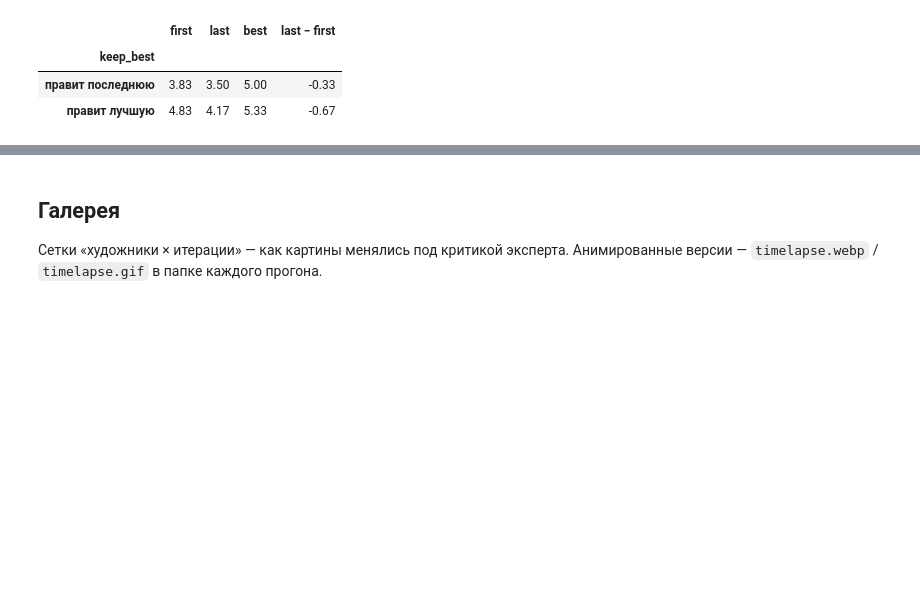
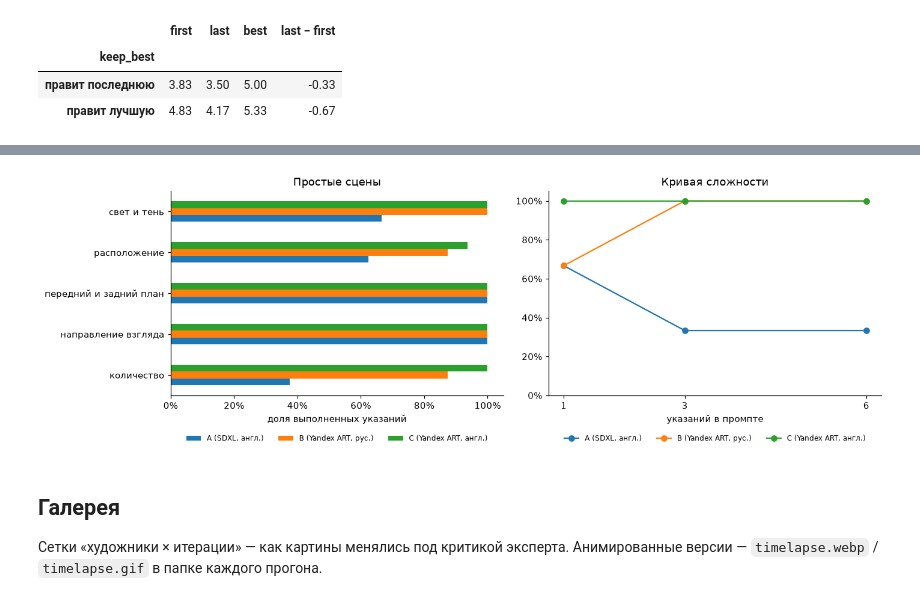
Before and after one commit to MaksHarunzhin/Agent-Artist, a Jupyter notebook: Agent_Artist.ipynb, the cells around one changed output, grey strips where cells are left out. Cells and saved outputs as stored; diff of their text form; code cells hidden in the pictures; blank space fills up the shorter version.

Commit message:
Ноутбук: раздел про управляемость генераторов
Простые сцены по типам указаний и кривая сложности; 37 ячеек, без ошибок.

```diff
--- a/Agent_Artist.ipynb
+++ b/Agent_Artist.ipynb
@@ -447,3 +452,38 @@ if not keep_best_runs.empty:
+# %%
+import json
+from agent_artist.controllability import KIND_NAMES, TASKS, complexity_tasks
+
+def control_frame(folder, tasks):
+    path = RUNS / folder / "results.json"
+    if not path.exists():
+        return pd.DataFrame()
+    facts = {task.task_id: task.facts for task in tasks}
+    rows = []
+    for key, entry in json.loads(path.read_text(encoding="utf-8")).items():
+        artist_id, rest = key.split("_", 1)
+        task_id = rest.rsplit("_", 1)[0]
+        for fact, answer in zip(facts[task_id], entry["answers"]):
+            rows.append({"artist": {"A": "A (SDXL, англ.)", "B": "B (Yandex ART, рус.)", "C": "C (Yandex ART, англ.)"}[artist_id],
+                         "kind": KIND_NAMES[fact.kind], "facts": len(facts[task_id]), "done": answer == "да"})
+    return pd.DataFrame(rows)
+
+simple, complexity = control_frame("controllability", TASKS), control_frame("complexity", complexity_tasks())
+if simple.empty:
+    print("Нет данных — agent-artist-experiment control")
+else:
+    fig, axes = plt.subplots(1, 2, figsize=(13, 4.4))
+    simple.pivot_table(index="kind", columns="artist", values="done").plot.barh(ax=axes[0])
+    axes[0].set(title="Простые сцены", ylabel="", xlabel="доля выполненных указаний", xlim=(0, 1.05))
+    axes[0].xaxis.set_major_formatter(plt.matplotlib.ticker.PercentFormatter(1.0))
+    if not complexity.empty:
+        complexity.pivot_table(index="facts", columns="artist", values="done").plot(ax=axes[1], marker="o")
+        axes[1].set(title="Кривая сложности", xlabel="указаний в промпте", ylim=(0, 1.05), xticks=[1, 3, 6])
+    axes[1].yaxis.set_major_formatter(plt.matplotlib.ticker.PercentFormatter(1.0))
+    for ax in axes:
+        ax.legend(fontsize=8, loc="upper center", bbox_to_anchor=(0.5, -0.16), ncol=3, frameon=False)
+    plt.tight_layout()
+# %% [output]
+[figure, added]
 # %% [markdown]
 ## Галерея
 
```
Also changed, not shown: parts of 1 cell of this notebook.
